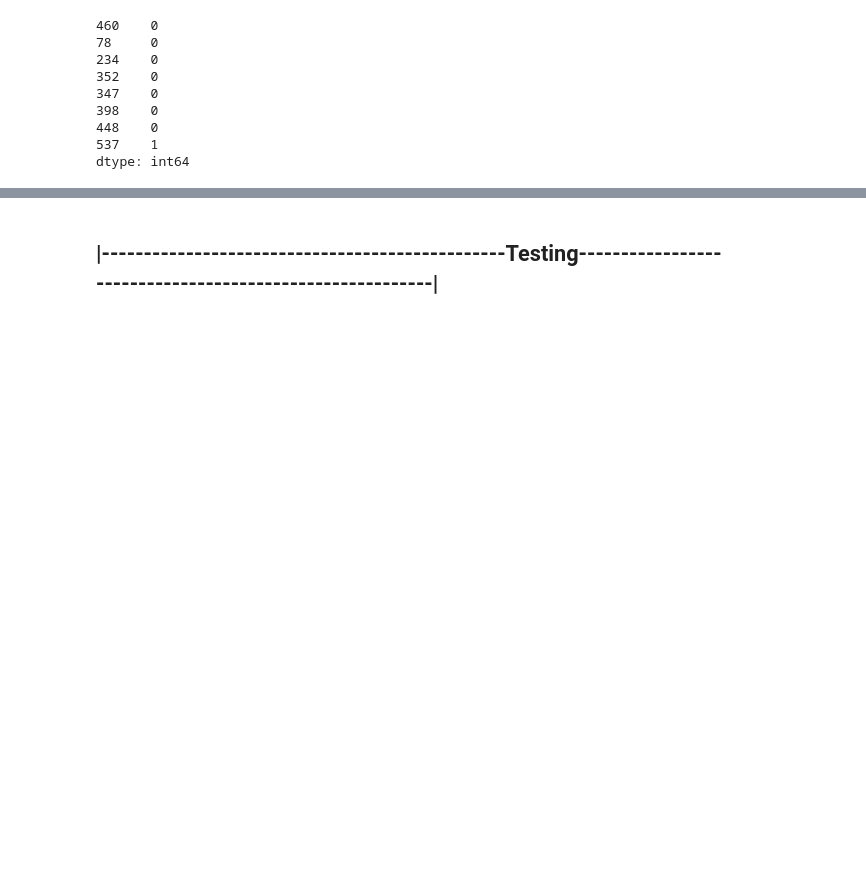
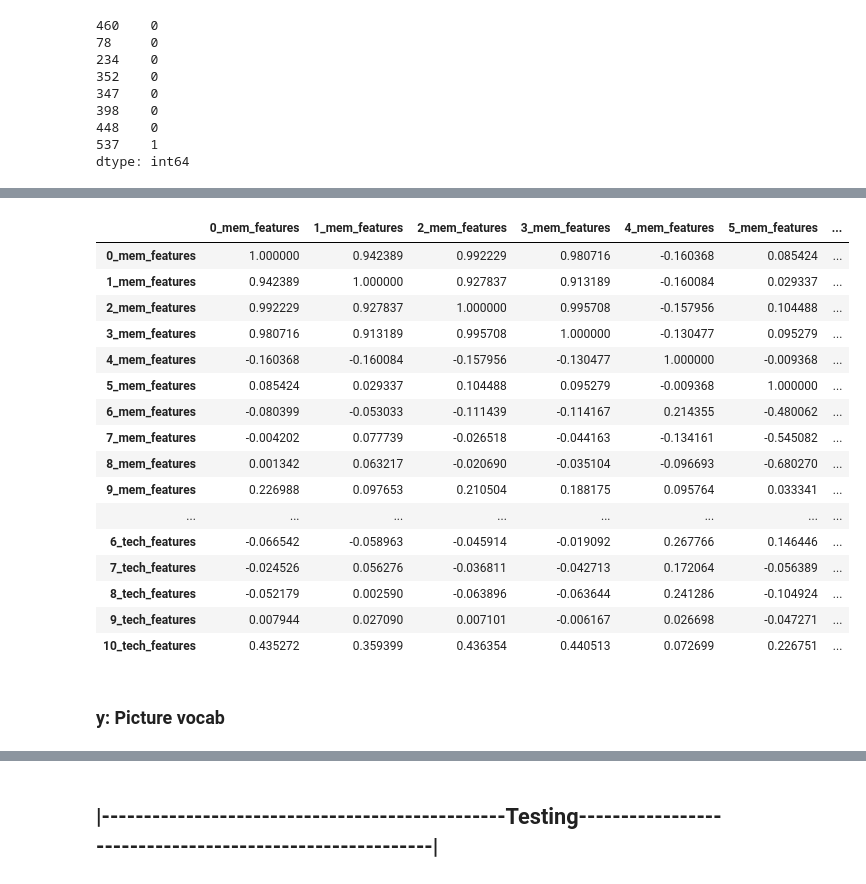
Before and after one commit to trallen91/Trace, a Jupyter notebook: CogScores.ipynb, the cells around one changed output, grey strips where cells are left out. Cells and saved outputs as stored; diff of their text form; code cells hidden in the pictures; blank space fills up the shorter version.

```diff
--- a/CogScores.ipynb
+++ b/CogScores.ipynb
@@ -30,6 +38,6 @@ Open Dataset
 # %%
 #ignore header for easier (ordinal) indexing
-datasheet = pd.read_excel('CogData_FU.xlsx',header=None)
+datasheet = pd.read_excel('CogData_FU_82818.xlsx',header=None)
 # %%
 len(datasheet)
 # %% [output]
@@ -702,0 +706,7 @@ def window(seq, n=10):
+# %%
+ix_score_latest_completed = []
+for ix in tech_id:
+    slice_ix = list(datasheet[datasheet[0]==ix].index)
+    while datasheet.iloc[max(slice_ix)][96] != 'Complete':
+        slice_ix.remove(max(slice_ix))
+    ix_score_latest_completed += [max(slice_ix)]
@@ -1187,0 +1260,22 @@ array([1, 0, 0, 0, 0, 0, 0, 0], dtype=int64)
+# %%
+X.corr()
+# %% [output]
+|  | 0_mem_features | 1_mem_features | 2_mem_features | 3_mem_features | 4_mem_features | 5_mem_features | ... |
+| 0_mem_features | 1.000000 | 0.942389 | 0.992229 | 0.980716 | -0.160368 | 0.085424 | ... |
+| 1_mem_features | 0.942389 | 1.000000 | 0.927837 | 0.913189 | -0.160084 | 0.029337 | ... |
+| 2_mem_features | 0.992229 | 0.927837 | 1.000000 | 0.995708 | -0.157956 | 0.104488 | ... |
+| 3_mem_features | 0.980716 | 0.913189 | 0.995708 | 1.000000 | -0.130477 | 0.095279 | ... |
+| 4_mem_features | -0.160368 | -0.160084 | -0.157956 | -0.130477 | 1.000000 | -0.009368 | ... |
+| 5_mem_features | 0.085424 | 0.029337 | 0.104488 | 0.095279 | -0.009368 | 1.000000 | ... |
+| 6_mem_features | -0.080399 | -0.053033 | -0.111439 | -0.114167 | 0.214355 | -0.480062 | ... |
+| 7_mem_features | -0.004202 | 0.077739 | -0.026518 | -0.044163 | -0.134161 | -0.545082 | ... |
+| 8_mem_features | 0.001342 | 0.063217 | -0.020690 | -0.035104 | -0.096693 | -0.680270 | ... |
+| 9_mem_features | 0.226988 | 0.097653 | 0.210504 | 0.188175 | 0.095764 | 0.033341 | ... |
+| ... | ... | ... | ... | ... | ... | ... | ... |
+| 6_tech_features | -0.066542 | -0.058963 | -0.045914 | -0.019092 | 0.267766 | 0.146446 | ... |
+| 7_tech_features | -0.024526 | 0.056276 | -0.036811 | -0.042713 | 0.172064 | -0.056389 | ... |
+| 8_tech_features | -0.052179 | 0.002590 | -0.063896 | -0.063644 | 0.241286 | -0.104924 | ... |
+| 9_tech_features | 0.007944 | 0.027090 | 0.007101 | -0.006167 | 0.026698 | -0.047271 | ... |
+| 10_tech_features | 0.435272 | 0.359399 | 0.436354 | 0.440513 | 0.072699 | 0.226751 | ... |
+# %% [markdown]
+### y: Picture vocab
```
Also changed, not shown: parts of 81 cells of this notebook.
